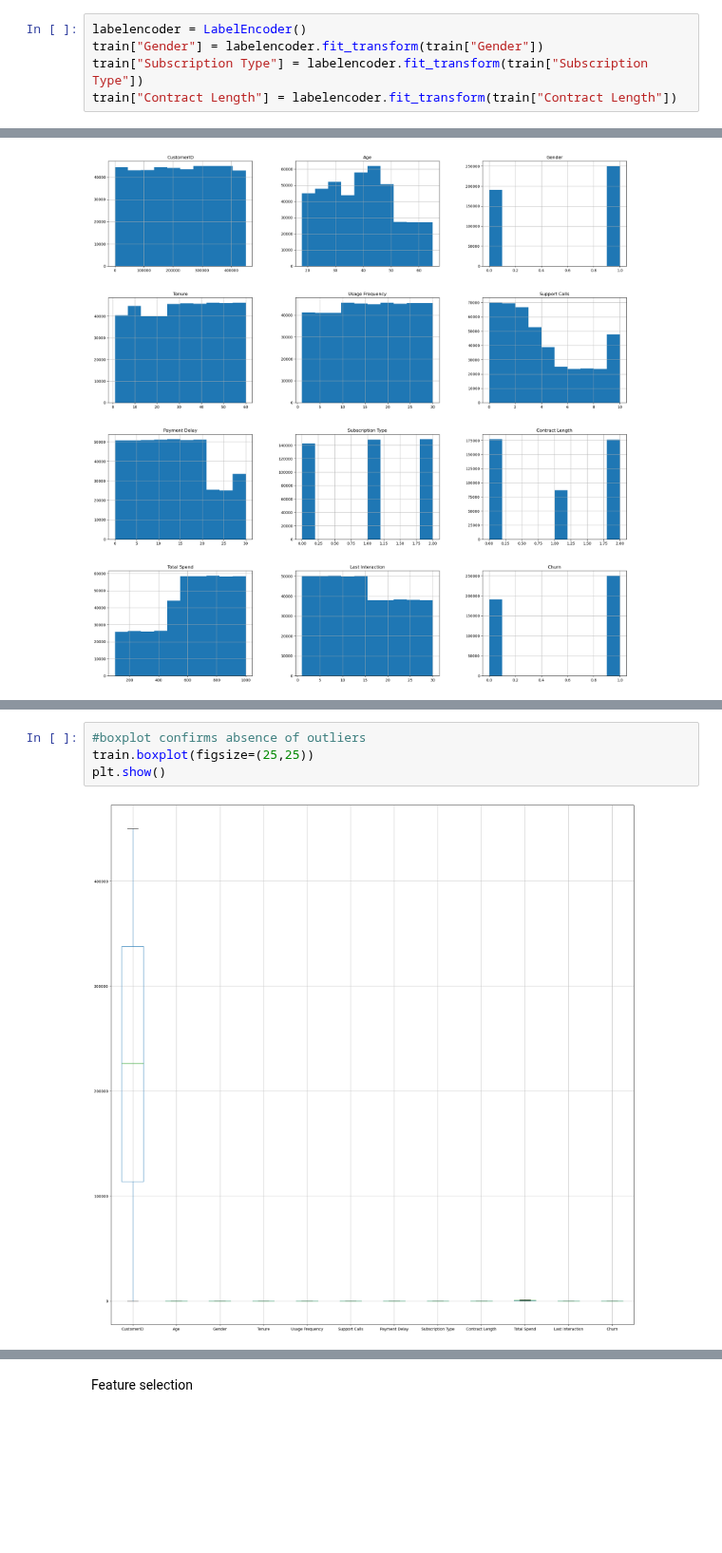
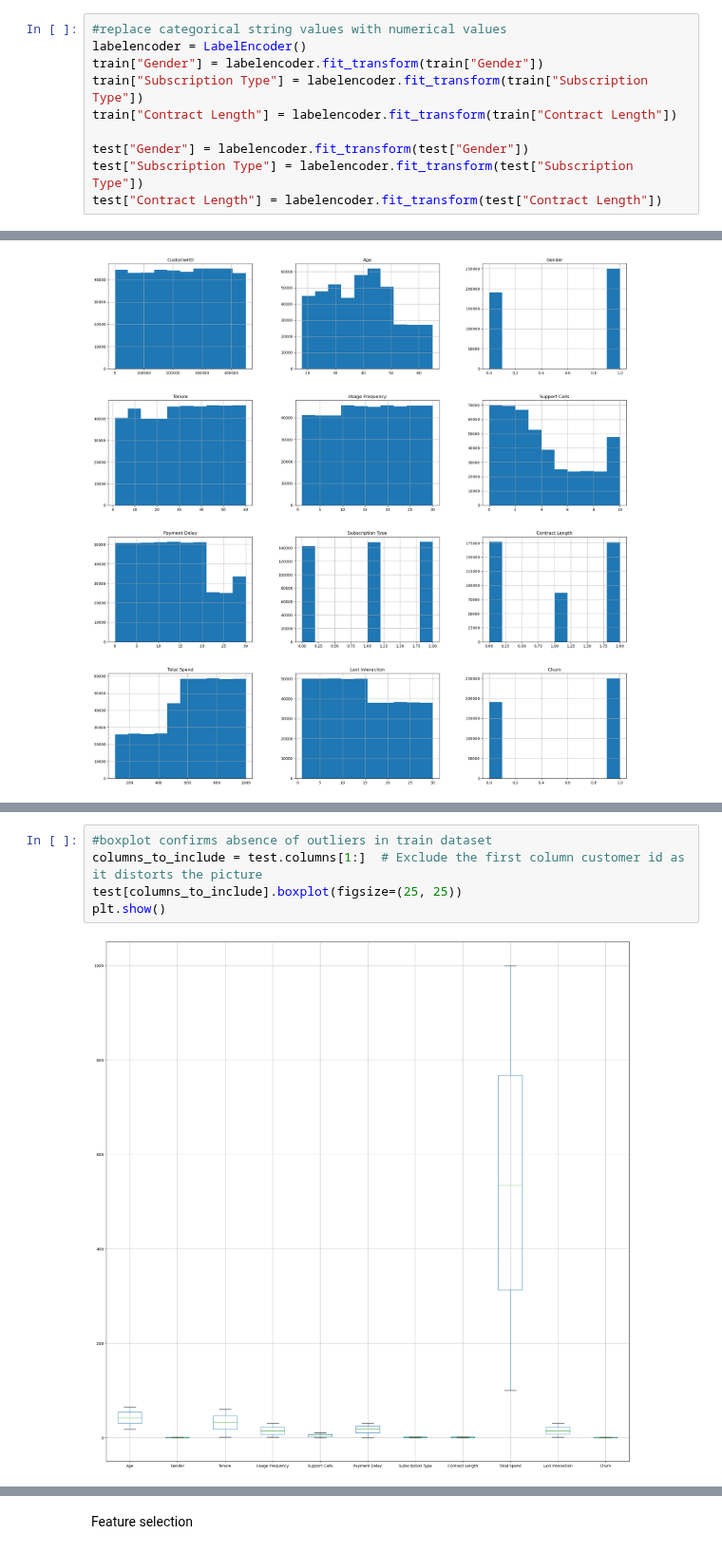
Before and after one commit to Johannes3001/AppliedML_Assign.01, a Jupyter notebook: JohannesCode.ipynb, the cells around one changed output, grey strips where cells are left out. Shown at 95% size. Drawn from its saved outputs; the diff is of its cells as text; blank space fills up the shorter version.

```diff
--- a/JohannesCode.ipynb
+++ b/JohannesCode.ipynb
@@ -97,10 +114,15 @@ train.dropna(inplace=True)
 #train["Subscription Type"] = train["Subscription Type"].replace({"Standard":1, "Basic":2, "Premium":3})
 #train["Contract Length"] = train["Contract Length"].replace({"Annual":1, "Quarterly":2, "Monthly":3})
 # %%
+#replace categorical string values with numerical values
 labelencoder = LabelEncoder()
 train["Gender"] = labelencoder.fit_transform(train["Gender"])
 train["Subscription Type"] = labelencoder.fit_transform(train["Subscription Type"])
 train["Contract Length"] = labelencoder.fit_transform(train["Contract Length"])
+
+test["Gender"] = labelencoder.fit_transform(test["Gender"])
+test["Subscription Type"] = labelencoder.fit_transform(test["Subscription Type"])
+test["Contract Length"] = labelencoder.fit_transform(test["Contract Length"])
 # %% [markdown]
 Outlier Detection
 # %%
@@ -125,6 +154,7 @@ array([[<Axes: title={'center': 'CustomerID'}>,
 # %%
-#boxplot confirms absence of outliers
-train.boxplot(figsize=(25,25))
+#boxplot confirms absence of outliers in train dataset
+columns_to_include = test.columns[1:]  # Exclude the first column customer id as it distorts the picture
+test[columns_to_include].boxplot(figsize=(25, 25))
 plt.show()
 # %% [output]
-[figure, old version]
+[figure, new version]
```
Also changed, not shown: parts of 20 cells of this notebook.
